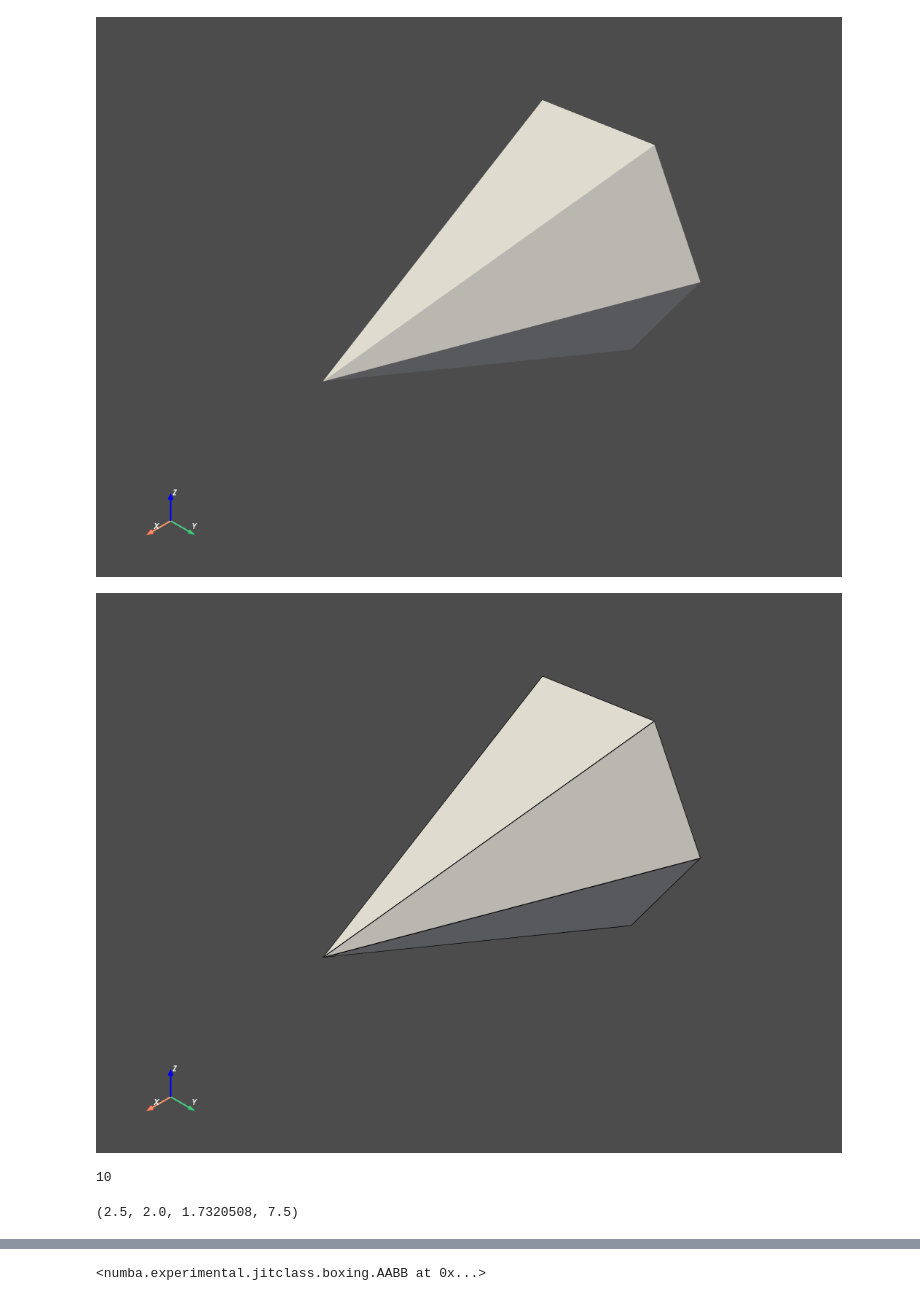
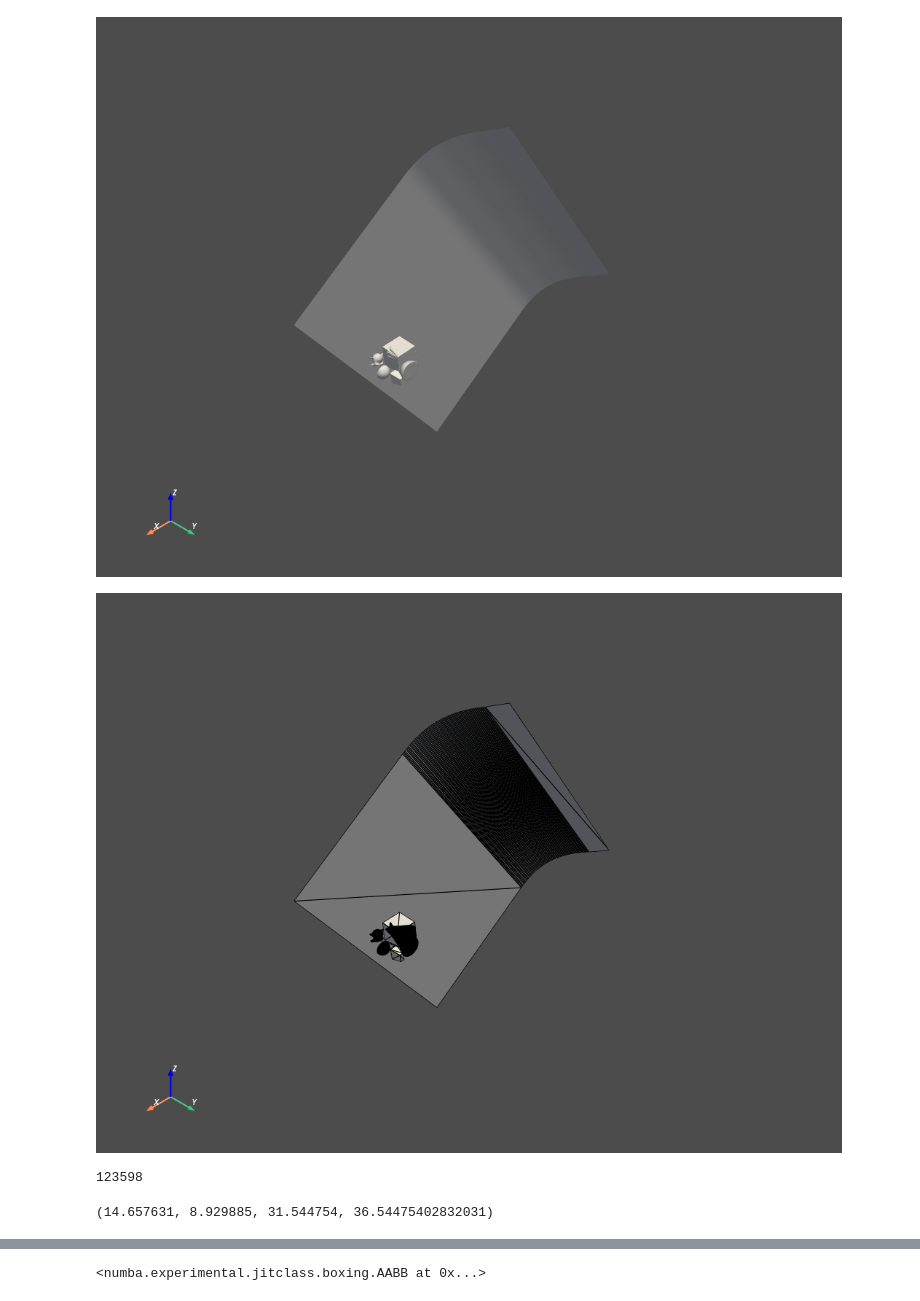
Before and after one commit to zhouyifan233/light-transport, a Jupyter notebook: LightTransportSimulator/light_transport/examples/soft_shadow.ipynb, the cells around one changed output, grey strips where cells are left out. Saved outputs shown, nothing was run; the diff lists cells and outputs as text; code cells hidden in the pictures.

```diff
--- a/LightTransportSimulator/light_transport/examples/soft_shadow.ipynb
+++ b/LightTransportSimulator/light_transport/examples/soft_shadow.ipynb
@@ -20,25 +20,26 @@ from LightTransportSimulator.light_transport.src.colors import *
 from LightTransportSimulator.light_transport.src.render import render_scene
 # %%
 #load object
-path = Path("obj/cube.obj").resolve()
+path = Path("obj/shapes.obj").resolve()
 
 mesh = pv.read(path)
-mesh = pv.Cone(radius=2, center=[0,0,0], height=5)
+# mesh = pv.Cone(radius=2, center=[0,0,0], height=5)
+# mesh = pv.Cube()
 cpos = mesh.plot()
 # %% [output]
-[figure, old version]
+[figure, new version]
 # %%
 tri = mesh.triangulate()
 tri.plot(show_edges=True, line_width=1)
 # %% [output]
-[figure, old version]
+[figure, new version]
 # %%
 points = np.ascontiguousarray(tri.points)
 faces = tri.faces.reshape((-1,4))[:, 1:4]
 vertices = np.ascontiguousarray(points[faces], dtype=np.float64)
 len(vertices)
 # %% [output]
-10
+123598
 # %%
 #set scene depths
 
@@ -52,7 +53,7 @@ y_depth = abs(ymax) + 1
 z_depth = abs(zmax) + 10
 xmax, ymax, zmax, depth
 # %% [output]
-(2.5, 2.0, 1.7320508, 7.5)
+(14.657631, 8.929885, 31.544754, 36.54475402832031)
 # %%
 # empty object list
 objects = numba.typed.List()
```
Also changed, not shown: parts of 11 cells of this notebook, 15 other files.
